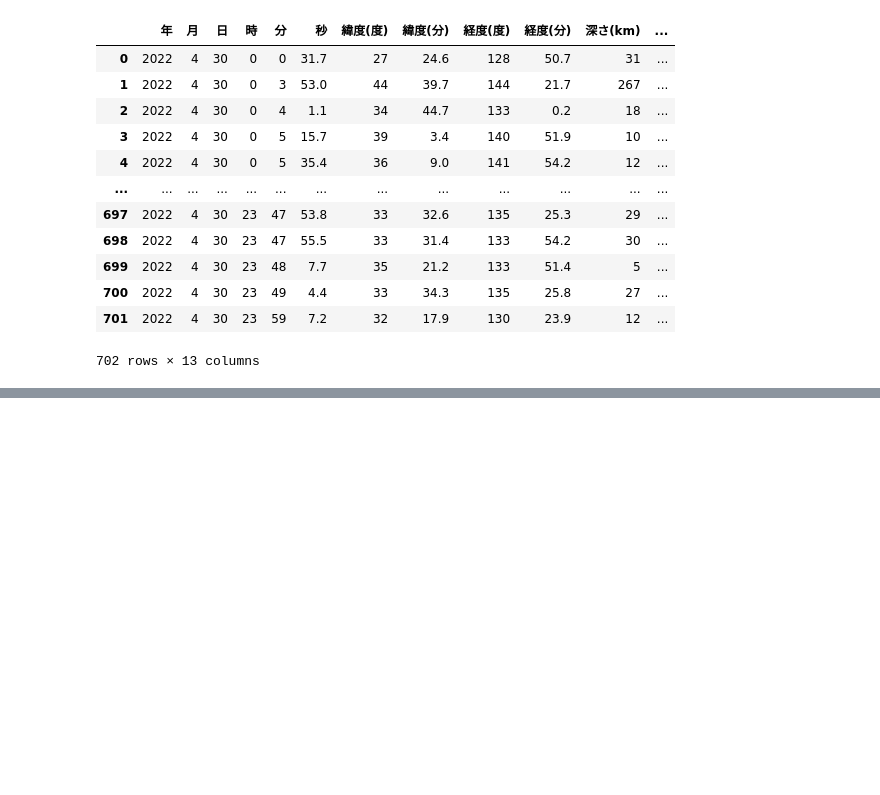
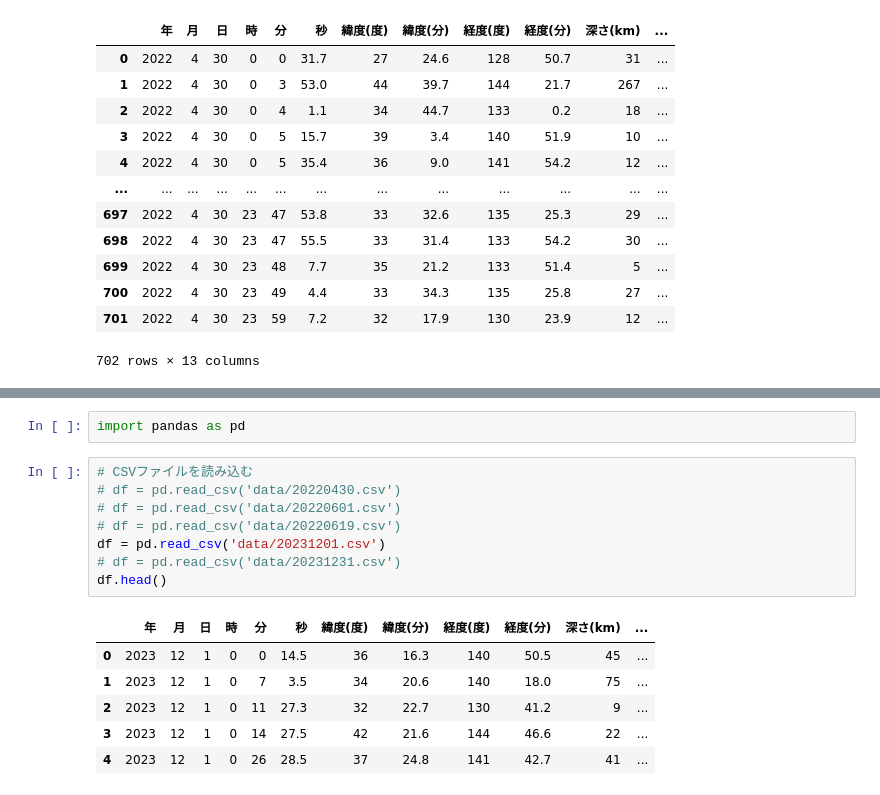
Before and after one commit to k16kgw/earthquake, a Jupyter notebook: analysis.ipynb, the cells around one changed output, grey strips where cells are left out. Drawn from its saved outputs; the diff is of its cells as text; blank space fills up the shorter version.

```diff
--- a/analysis.ipynb
+++ b/analysis.ipynb
@@ -241,0 +309,17 @@ df1
+# %%
+import pandas as pd
+# %%
+# CSVファイルを読み込む
+# df = pd.read_csv('data/20220430.csv')
+# df = pd.read_csv('data/20220601.csv')
+# df = pd.read_csv('data/20220619.csv')
+df = pd.read_csv('data/20231201.csv')
+# df = pd.read_csv('data/20231231.csv')
+df.head()
+# %% [output]
+|  | 年 | 月 | 日 | 時 | 分 | 秒 | 緯度(度) | 緯度(分) | 経度(度) | 経度(分) | 深さ(km) | ... |
+| 0 | 2023 | 12 | 1 | 0 | 0 | 14.5 | 36 | 16.3 | 140 | 50.5 | 45 | ... |
+| 1 | 2023 | 12 | 1 | 0 | 7 | 3.5 | 34 | 20.6 | 140 | 18.0 | 75 | ... |
+| 2 | 2023 | 12 | 1 | 0 | 11 | 27.3 | 32 | 22.7 | 130 | 41.2 | 9 | ... |
+| 3 | 2023 | 12 | 1 | 0 | 14 | 27.5 | 42 | 21.6 | 144 | 46.6 | 22 | ... |
+| 4 | 2023 | 12 | 1 | 0 | 26 | 28.5 | 37 | 24.8 | 141 | 42.7 | 41 | ... |
```
Also changed, not shown: parts of 12 cells of this notebook.
